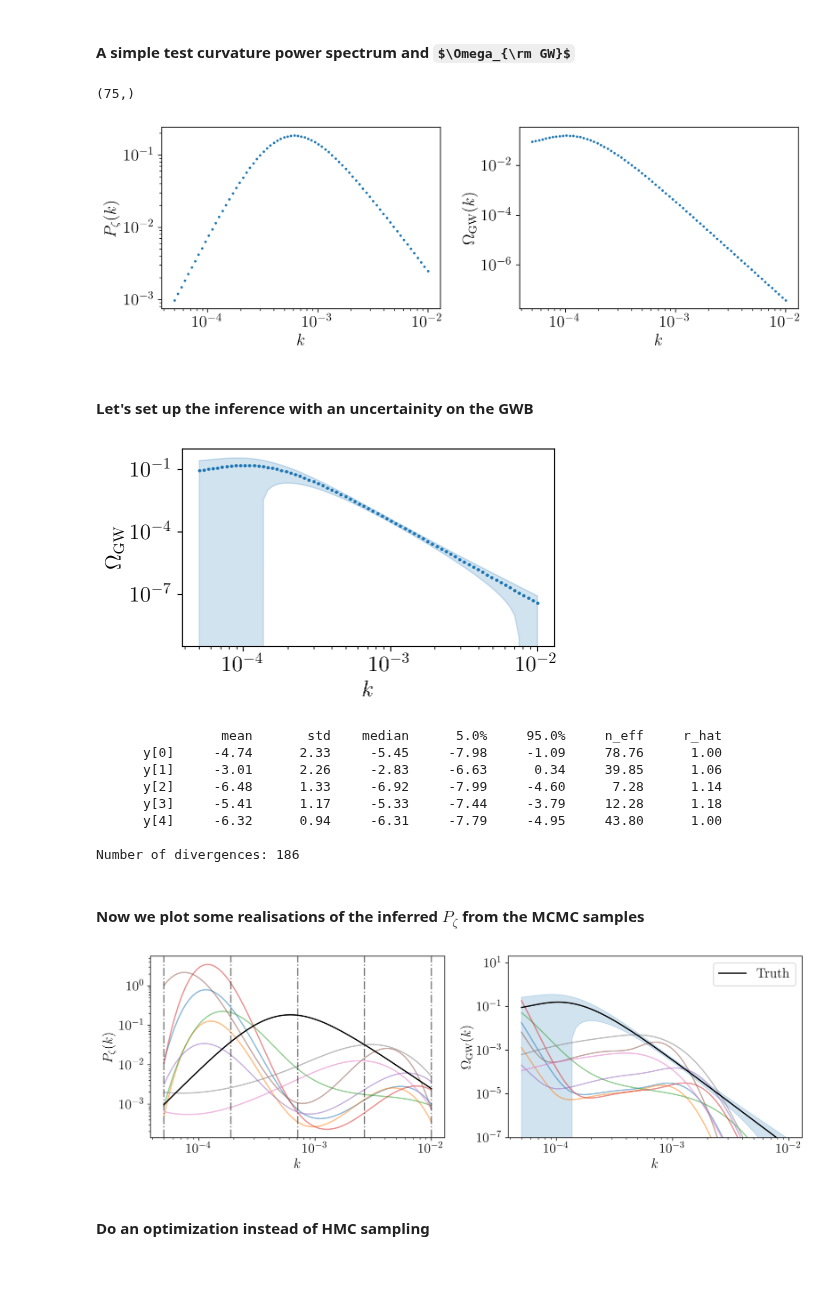
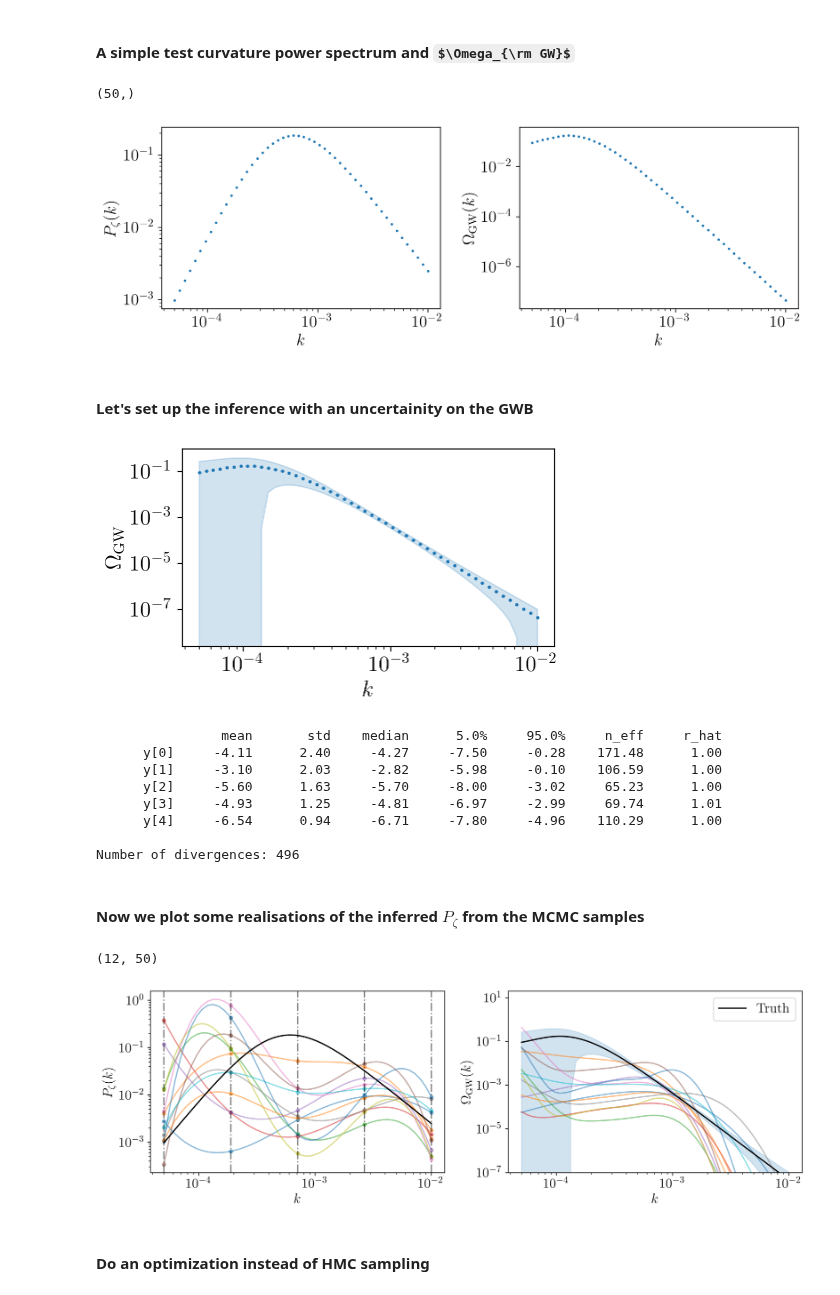
Before and after one commit to Ameek94/SIGW_Inverse, a Jupyter notebook: examples/test_jax_integrator.ipynb, the cells around one changed output. Saved outputs shown, nothing was run; the diff lists cells and outputs as text; code cells hidden in the pictures; some formulas as TeX source.

```diff
--- a/examples/test_jax_integrator.ipynb
+++ b/examples/test_jax_integrator.ipynb
@@ -31,14 +30,14 @@ matplotlib.rc('legend', fontsize=16)
 #### A simple test curvature power spectrum and $\Omega_{\rm GW}$
 # %%
 # set up the power spectrum and omgw
-psize = 75
-ksize = 75
+psize = 50
+ksize = 50
 p_arr = jnp.geomspace(5e-5,1e-2,psize)
 k_arr = jnp.geomspace(5e-5,1e-2,ksize)
 
 f = jnp.geomspace(5e-5, 1e-2, psize)  # The frequencies to calculate Omega_GW
-s = jnp.linspace(0, 1, 100)  # First rescaled internal momentum
-t = jnp.logspace(-6, 6, 100)  # Second rescaled internal momentum
+s = jnp.linspace(0, 1, 16)  # First rescaled internal momentum
+t = jnp.logspace(-3,3, 100)  # Second rescaled internal momentum
 
 ## Expand t to add a new axis
 t_expanded = jnp.expand_dims(t, axis=-1)
@@ -71,7 +70,7 @@ for ax in [ax1,ax2]:
     ax.set(yscale='log',xscale='log',xlabel=r'$k$')
 fig.tight_layout();
 # %% [output]
-(75,)
+(50,)
 [figure]
 # %% [markdown]
 #### Let's set up the inference with an uncertainity on the GWB
@@ -86,32 +85,31 @@ ax.fill_between(k_arr,omgw_amp+1.96*omks_sigma,omgw_amp-1.96*omks_sigma,alpha=0.
 ax.set(yscale='log',xscale='log',xlabel=r'$k$')
 fig.tight_layout()
 # %% [output]
-[figure, old version]
+[figure, new version]
 # %%
 # Set up the fixed node interpolator
 kmin, kmax = min(p_arr), max(p_arr)
 omgw_method_kwargs = {'s': s, 't': t}
 pz_model = fixed_node_model(nbins=5,pz_kmin=kmin,pz_kmax=kmax,
                             omgw_karr=k_arr,omgw_means=omgw_amp,
-                            omgw_cov=omgw_cov,omgw_method='jax',omgw_method_kwargs=omgw_method_kwargs)
+                            omgw_cov=omgw_cov,omgw_method='jax',omgw_method_kwargs=omgw_method_kwargs,y_low=-8,y_high=0)
 # %%
 # run the HMC
-samples, _ = pz_model.run_hmc_inference(num_warmup=128,num_samples=256)
+samples, _ = pz_model.run_hmc_inference(num_warmup=256,num_samples=768)
 # %% [output]
                 mean       std    median      5.0%     95.0%     n_eff     r_hat
-      y[0]     -4.74      2.33     -5.45     -7.98     -1.09     78.76      1.00
-      y[1]     -3.01      2.26     -2.83     -6.63      0.34     39.85      1.06
-      y[2]     -6.48      1.33     -6.92     -7.99     -4.60      7.28      1.14
-      y[3]     -5.41      1.17     -5.33     -7.44     -3.79     12.28      1.18
-      y[4]     -6.32      0.94     -6.31     -7.79     -4.95     43.80      1.00
+      y[0]     -4.11      2.40     -4.27     -7.50     -0.28    171.48      1.00
+      y[1]     -3.10      2.03     -2.82     -5.98     -0.10    106.59      1.00
+      y[2]     -5.60      1.63     -5.70     -8.00     -3.02     65.23      1.00
+      y[3]     -4.93      1.25     -4.81     -6.97     -2.99     69.74      1.01
+      y[4]     -6.54      0.94     -6.71     -7.80     -4.96    110.29      1.00
 
-Number of divergences: 186
+Number of divergences: 496
 # %% [markdown]
 #### Now we plot some realisations of the inferred $P_{\zeta}$ from the MCMC samples
 # %%
-from src.model import spline_predict
 nodes = pz_model.log_k_nodes
-ys = samples['y'][::32] #jnp.median(samples['y'])
+ys = samples['y'][::64] #jnp.median(samples['y'])
 ff = lambda y: spline_predict(x_train=nodes,y_train=y,x_pred=f)
 
 def omega_f(y):
@@ -121,36 +119,38 @@ def omega_f(y):
 omgw_amps = map(omega_f,ys)
 
 ff = lambda y: spline_predict(x_train=nodes,y_train=y,x_pred=p_arr)
 pz_amps = vmap(ff,)(ys)
-# print(pz_amps.shape)
+print(pz_amps.shape)
 # omgw_amps = jnp.einsum("pi,pj,kij->pk",pz_amps,pz_amps,omgw_calculator.omkij)
 # print(omgw_amps.shape)
 
 fig,(ax1,ax2) = plt.subplots(1,2,figsize=(12,4))
 
-for pz in pz_amps:
+for i,pz in enumerate(pz_amps):
     ax1.loglog(p_arr,pz,alpha=0.5)
+    ax1.scatter(jnp.exp(nodes),jnp.exp(ys[i]),s=16,alpha=0.5)
 for om in omgw_amps:
     ax2.loglog(k_arr,om,alpha=0.5)
 ax1.loglog(p_arr,pz_amp,color='k',lw=1.5)
 ax2.plot(k_arr,omgw_amp,color='k',lw=1.5,label='Truth')
 ax2.fill_between(k_arr,omgw_amp+1.96*omks_sigma,omgw_amp-1.96*omks_sigma,alpha=0.2,color='C0')
 ax2.set(yscale='log',xscale='log')
 
 ax1.set_ylabel(r'$P_{\zeta}(k)$')
 ax1.set_xlabel(r'$k$')
 ax2.set_ylim(1e-7,2e1)
 
 ax2.set_ylabel(r'$\Omega_{\mathrm{GW}}(k)$')
 ax2.set_xlabel(r'$k$')
 ax2.legend()
 for val in nodes:
     ax1.axvline(jnp.exp(val),color='k',ls='-.',alpha=0.5)
 fig.tight_layout()
 
 # the dashed lines represent the spline node locations
 # %% [output]
+(12, 50)
-[figure, old version]
+[figure, new version]
 # %% [markdown]
 #### Do an optimization instead of HMC sampling
 # %%
```
Also changed, not shown: parts of 3 cells of this notebook, 5 other files.
